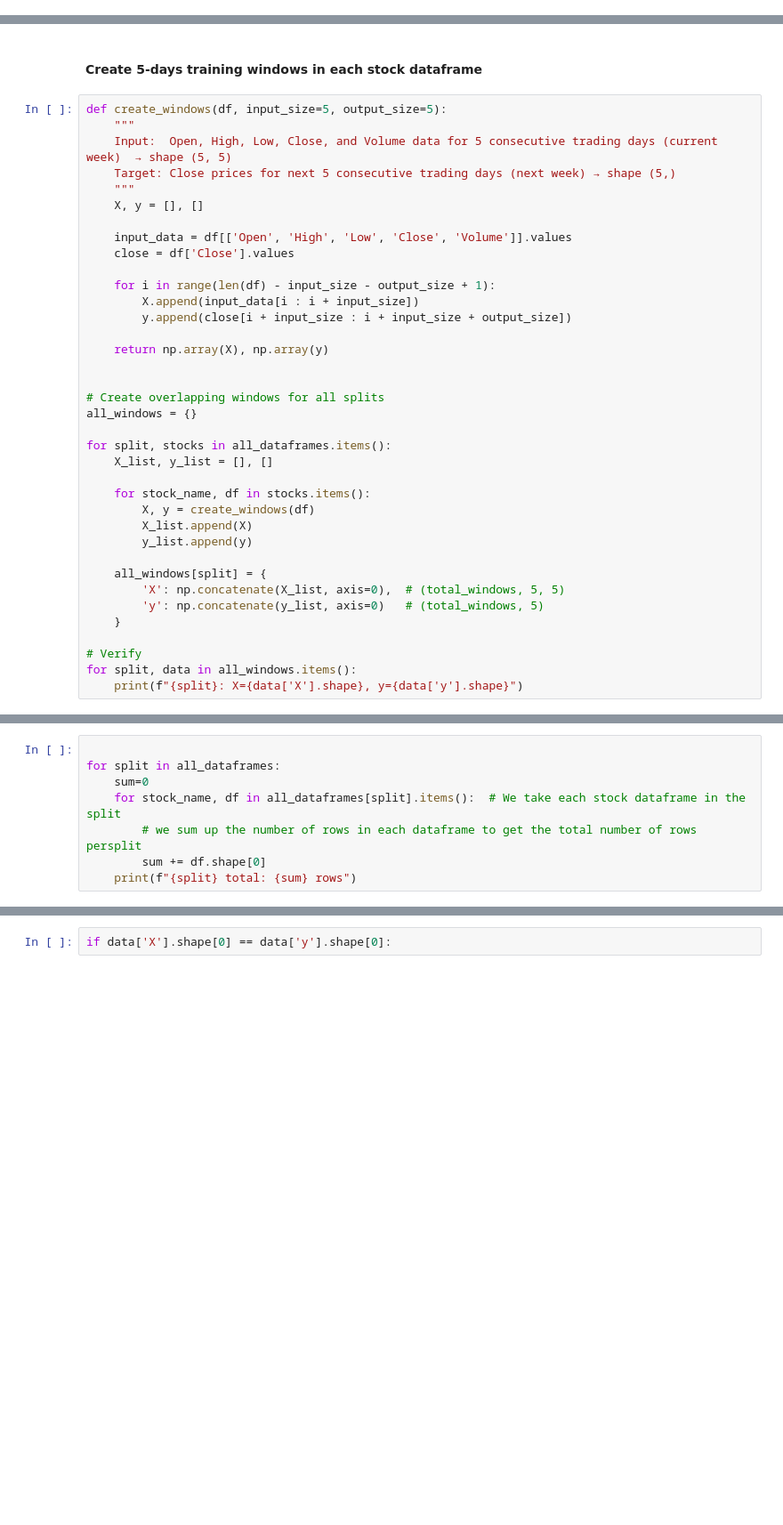
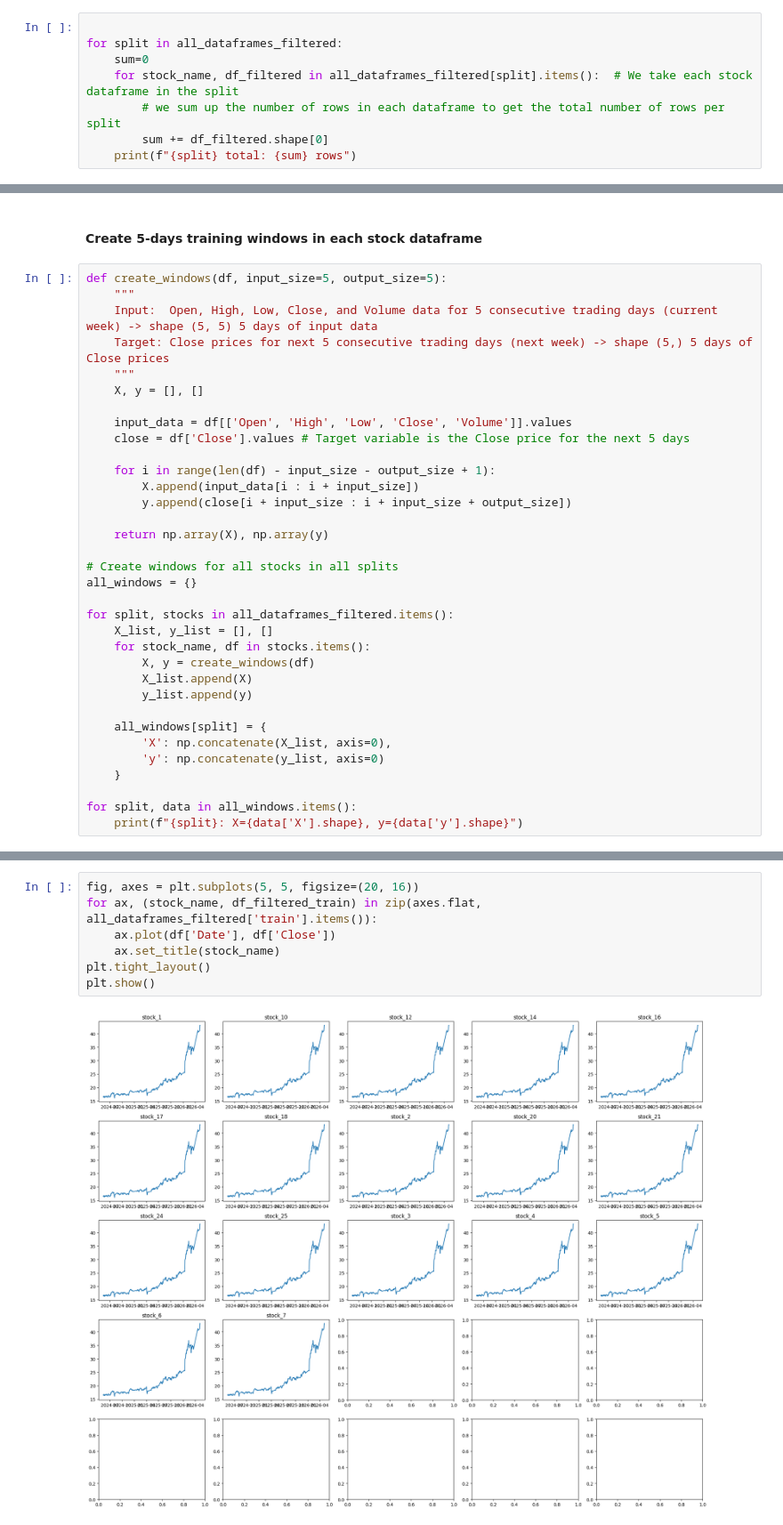
Before and after one commit to kimonkmrs/TIMESERIES_CLOSE_PRICE_PREDICTION, a Jupyter notebook: notebook/Main.ipynb, the cells around one changed output, grey strips where cells are left out. Shown at 89% size. Drawn from its saved outputs; the diff is of its cells as text; blank space fills up the shorter version.

```diff
--- a/notebook/Main.ipynb
+++ b/notebook/Main.ipynb
@@ -151,0 +232,8 @@ df[df['Date'] > '2024-12-21'][['Date', 'DayOfWeek']].head(20)
+# %%
+
+for split in all_dataframes_filtered:
+    sum=0
+    for stock_name, df_filtered in all_dataframes_filtered[split].items():  # We take each stock dataframe in the split
+        # we sum up the number of rows in each dataframe to get the total number of rows per split
+        sum += df_filtered.shape[0]
+    print(f"{split} total: {sum} rows")
@@ -154,13 +246,13 @@ df[df['Date'] > '2024-12-21'][['Date', 'DayOfWeek']].head(20)
 # %%
 def create_windows(df, input_size=5, output_size=5):
     """
-    Input:  Open, High, Low, Close, and Volume data for 5 consecutive trading days (current week)  → shape (5, 5)
-    Target: Close prices for next 5 consecutive trading days (next week) → shape (5,)
+    Input:  Open, High, Low, Close, and Volume data for 5 consecutive trading days (current week) -> shape (5, 5) 5 days of input data
+    Target: Close prices for next 5 consecutive trading days (next week) -> shape (5,) 5 days of Close prices
     """
     X, y = [], []
 
     input_data = df[['Open', 'High', 'Low', 'Close', 'Volume']].values
-    close = df['Close'].values
+    close = df['Close'].values # Target variable is the Close price for the next 5 days
 
     for i in range(len(df) - input_size - output_size + 1):
         X.append(input_data[i : i + input_size])
@@ -168,24 +260,21 @@ def create_windows(df, input_size=5, output_size=5):
 
     return np.array(X), np.array(y)
 
-
-# Create overlapping windows for all splits
+# Create windows for all stocks in all splits
 all_windows = {}
 
-for split, stocks in all_dataframes.items():
+for split, stocks in all_dataframes_filtered.items():
     X_list, y_list = [], []
-
     for stock_name, df in stocks.items():
         X, y = create_windows(df)
         X_list.append(X)
         y_list.append(y)
 
     all_windows[split] = {
-        'X': np.concatenate(X_list, axis=0),  # (total_windows, 5, 5)
-        'y': np.concatenate(y_list, axis=0)   # (total_windows, 5)
+        'X': np.concatenate(X_list, axis=0),
+        'y': np.concatenate(y_list, axis=0)
     }
 
-# Verify
 for split, data in all_windows.items():
     print(f"{split}: X={data['X'].shape}, y={data['y'].shape}")
 # %% [output]
@@ -195,8 +283,0 @@ validation: X=(1458, 5, 5), y=(1458, 5)
-# %%
-
-for split in all_dataframes:
-    sum=0
-    for stock_name, df in all_dataframes[split].items():  # We take each stock dataframe in the split
-        # we sum up the number of rows in each dataframe to get the total number of rows persplit
-        sum += df.shape[0]
-    print(f"{split} total: {sum} rows")
@@ -207,2 +288,9 @@ validation total: 1485 rows
 # %%
-if data['X'].shape[0] == data['y'].shape[0]:
+fig, axes = plt.subplots(5, 5, figsize=(20, 16))
+for ax, (stock_name, df_filtered_train) in zip(axes.flat, all_dataframes_filtered['train'].items()):
+    ax.plot(df['Date'], df['Close'])
+    ax.set_title(stock_name)
+plt.tight_layout()
+plt.show()
+# %% [output]
+[figure, added]
```
Also changed, not shown: parts of 33 cells of this notebook.
